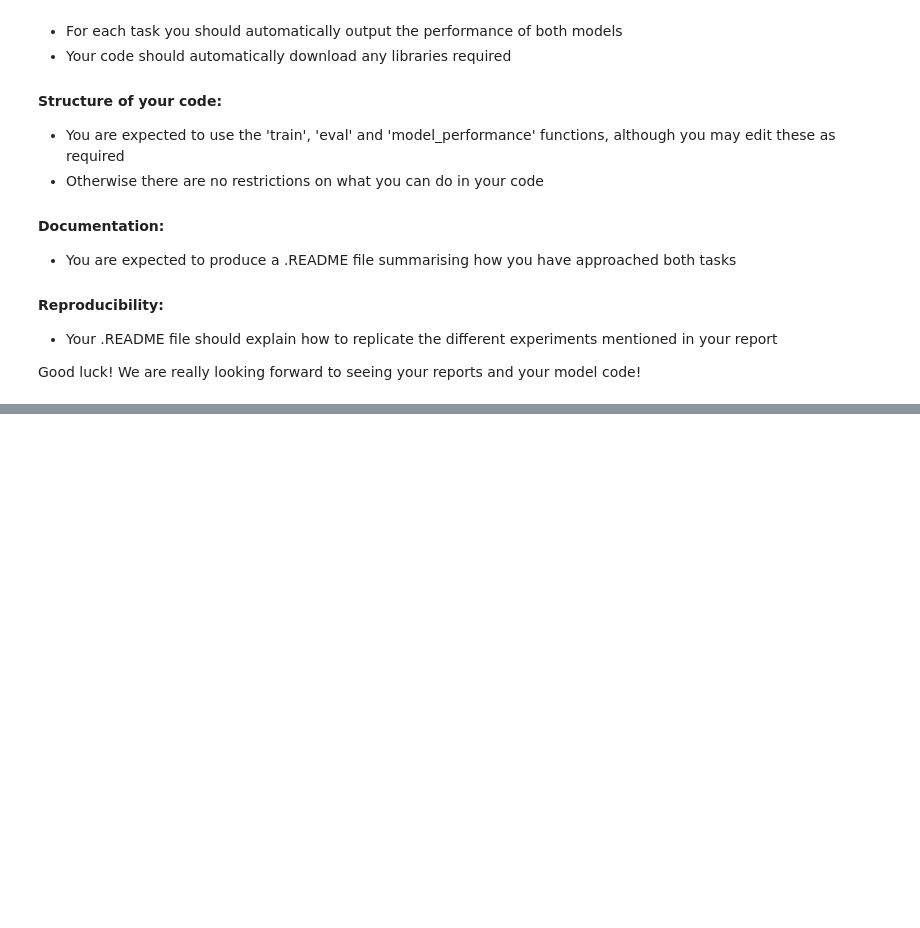
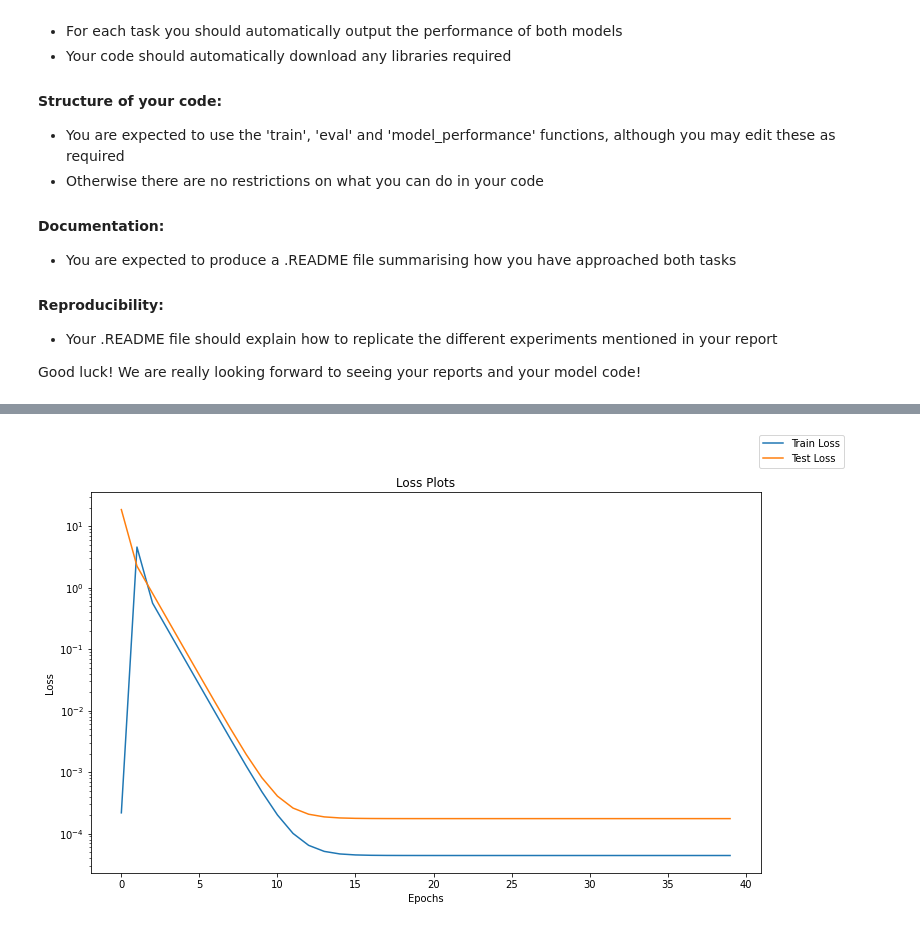
Before and after one commit to justincqz/nlp-humor-discriminator, a Jupyter notebook: task_1_main.ipynb, the cells around one changed output, grey strips where cells are left out. Cells and saved outputs as stored; diff of their text form; code cells hidden in the pictures; blank space fills up the shorter version.

```diff
--- a/task_1_main.ipynb
+++ b/task_1_main.ipynb
@@ -443,0 +1792,84 @@ Dev performance:
+# %%
+# Define simple model architecture.
+class Net(nn.Module):
+    def __init__(self, input_size, hidden_size, output_size):
+        super(Net, self).__init__()
+        self.fc1 = nn.Linear(input_size, hidden_size)
+        self.relu = nn.ReLU()
+        self.dropout = nn.Dropout(0.2)
+        self.fc2 = nn.Linear(hidden_size, output_size)
+
+    def forward(self, x):
+        out = self.fc1(x)
+        out = self.relu(out)
+        out = self.dropout(out)
+        out = self.fc2(out)
+        return out
+# %%
+extracted_df = add_extracted_features(train_df)
+preprocessed_df = get_processed_df(train_df)
+
+numeric_data = extracted_df.select_dtypes(['number']).drop(columns='id')
+tfidf_sentence = get_tfidf(preprocessed_df['editedSentence'])
+
+x = numeric_data.drop(columns=['meanGrade', 'grades']).values
+x = np.concatenate((tfidf_sentence.toarray(), x), axis=1)
+y = numeric_data['meanGrade'].values
+
+# Prepare data.
+training_data, dev_data, training_y, dev_y = train_test_split(x, y, test_size=(1-train_proportion),
+                                                                        random_state=42)
+x_train = torch.Tensor(training_data).cuda()
+y_train = torch.Tensor(training_y).cuda()
+x_test = torch.Tensor(dev_data).cuda()
+y_test = torch.Tensor(dev_y).cuda()
+
+# Initialise model.
+net = Net(input_size=x.shape[1], hidden_size=20, output_size=1)
+net.cuda()
+optimizer = torch.optim.SGD(net.parameters(), lr=0.2)
+loss_func = torch.nn.MSELoss()
+
+num_epochs = 40
+
+train_loss = []
+test_loss = []
+
+# Train the network
+for t in range(num_epochs):
+    tr_loss = 0
+    te_loss = 0
+    prediction = net(x_train)
+
+    tr_loss = loss_func(prediction, y_train)
+    train_loss.append(tr_loss/len(x_train))
+
+    optimizer.zero_grad()
+    tr_loss.backward()
+    optimizer.step()
+
+    with torch.no_grad():
+      test_pred = net(x_test)
+      te_loss = loss_func(test_pred, y_test)
+      test_loss.append(te_loss/len(x_test))
+
+    print("Epoch: {} | Train loss: {} | Test loss: {}".format(t+1, tr_loss/len(x_train), te_loss/len(x_test)))
+
+
+fig, ax = plt.subplots(figsize=(12,7))
+ax.set_title('Loss Plots')
+ax.set_xlabel('Epochs')
+ax.set_ylabel('Loss')
+ax.set_yscale('log')
+ax.plot(list(range(t+1)), train_loss, label="Train Loss")
+ax.plot(list(range(t+1)), test_loss, label="Test Loss")
+fig.legend()
+
+# Test
+predicted_train = net(x_train).cpu().detach().numpy()
+predicted_test = net(x_test).cpu().detach().numpy()
+print("\nTrain performance:")
+sse, mse = model_performance(predicted_train, training_y, True)
+print("\nDev performance:")
+sse, mse = model_performance(predicted_test, dev_y, True)
+# %% [output]
@@ -443,0 +1893 @@ Dev performance:
+[figure, added]
```
Also changed, not shown: parts of 133 cells of this notebook, 5 other files.
